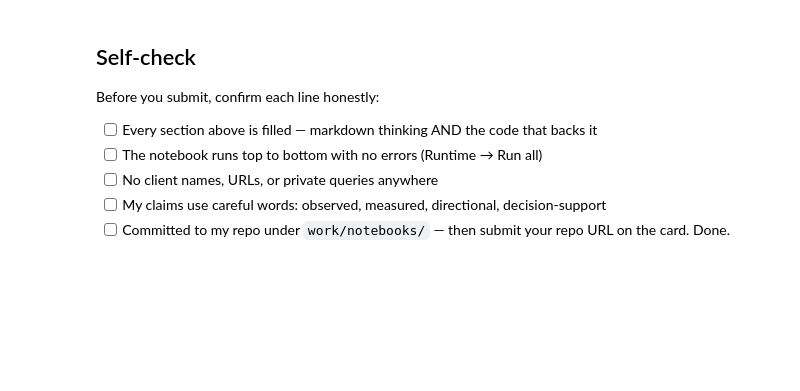
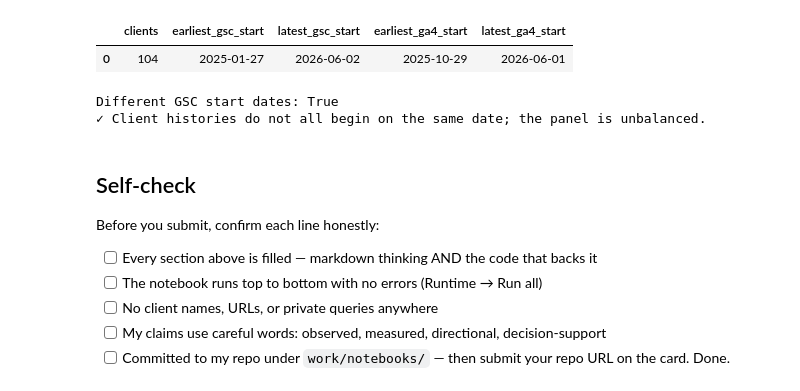
Before and after one commit to ShamKottish/FlyRankML, a Jupyter notebook: work/notebooks/w03_data_contract.ipynb, the cells around one changed output. Saved outputs shown, nothing was run; the diff lists cells and outputs as text; code cells hidden in the pictures; blank space fills up the shorter version.

```diff
--- a/work/notebooks/w03_data_contract.ipynb
+++ b/work/notebooks/w03_data_contract.ipynb
@@ -37,3 +459,41 @@ This skeleton is yours to fill. Work the sections **in order** — each one has
+# %%
+# This cell is for CODE (numbers, a query, a check).
+# Write your text answer in the cell ABOVE this one — typing sentences here breaks Run All.
+
+
+# Verify some of the documented limitations.
+
+client_coverage = con.sql(f"""
+    SELECT
+        COUNT(*) AS clients,
+        MIN(gsc_data_start) AS earliest_gsc_start,
+        MAX(gsc_data_start) AS latest_gsc_start,
+        MIN(ga4_data_start) AS earliest_ga4_start,
+        MAX(ga4_data_start) AS latest_ga4_start
+    FROM {DIM_CLIENTS}
+""").df()
+
+display(client_coverage)
+
+earliest_gsc = client_coverage.loc[0, "earliest_gsc_start"]
+latest_gsc = client_coverage.loc[0, "latest_gsc_start"]
+
+print(
+    "Different GSC start dates:",
+    earliest_gsc != latest_gsc
+)
+
+assert earliest_gsc != latest_gsc
+
+print(
+    "✓ Client histories do not all begin on the same date; "
+    "the panel is unbalanced."
+)
+# %% [output]
+|  | clients | earliest_gsc_start | latest_gsc_start | earliest_ga4_start | latest_ga4_start |
+| 0 | 104 | 2025-01-27 | 2026-06-02 | 2025-10-29 | 2026-06-01 |
+Different GSC start dates: True
+✓ Client histories do not all begin on the same date; the panel is unbalanced.
 # %% [markdown]
 ## Self-check
 
```
Also changed, not shown: parts of 14 cells of this notebook.
